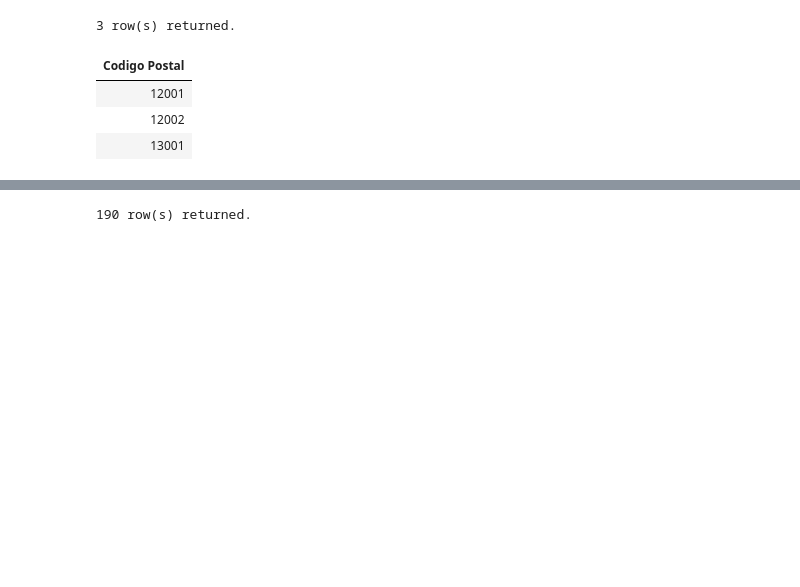
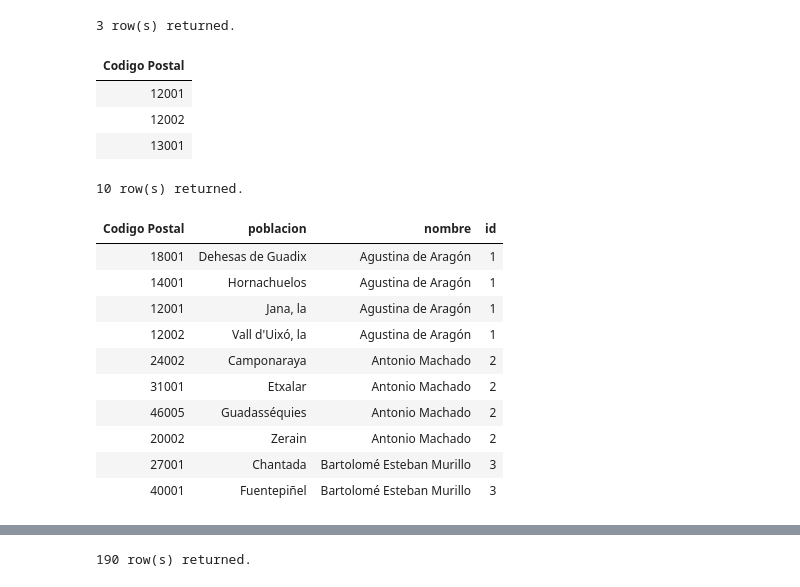
Before and after one commit to alexjust-data/FullStack06_SQL, a Jupyter notebook: 00_SEMINARIO.ipynb, the cells around one changed output, grey strips where cells are left out. Saved outputs shown, nothing was run; the diff lists cells and outputs as text; code cells hidden in the pictures; blank space fills up the shorter version.

```diff
--- a/00_SEMINARIO.ipynb
+++ b/00_SEMINARIO.ipynb
@@ -1015,5 +1031,29 @@ limit 3;
 | 12001 |
 | 12002 |
 | 13001 |
+# %%
+SELECT
+    dac."Codigo Postal",
+    dac.poblacion,
+    v.nombre,
+    v.id
+FROM keepcoding.datos_academia dac INNER JOIN keepcoding.via v
+ON dac.calle = v.nombre
+GROUP BY dac.poblacion, v.nombre, dac."Codigo Postal", v.id
+order by v.id
+limit 10;
+# %% [output]
+10 row(s) returned.
+| Codigo Postal | poblacion | nombre | id |
+| 18001 | Dehesas de Guadix | Agustina de Aragón | 1 |
+| 14001 | Hornachuelos | Agustina de Aragón | 1 |
+| 12001 | Jana, la | Agustina de Aragón | 1 |
+| 12002 | Vall d'Uixó, la | Agustina de Aragón | 1 |
+| 24002 | Camponaraya | Antonio Machado | 2 |
+| 31001 | Etxalar | Antonio Machado | 2 |
+| 46005 | Guadasséquies | Antonio Machado | 2 |
+| 20002 | Zerain | Antonio Machado | 2 |
+| 27001 | Chantada | Bartolomé Esteban Murillo | 3 |
+| 40001 | Fuentepiñel | Bartolomé Esteban Murillo | 3 |
 # %%
 INSERT INTO keepcoding.codigo_postal_por_via(codigo_postal, id_via)
```
Also changed, not shown: parts of 13 cells of this notebook.
